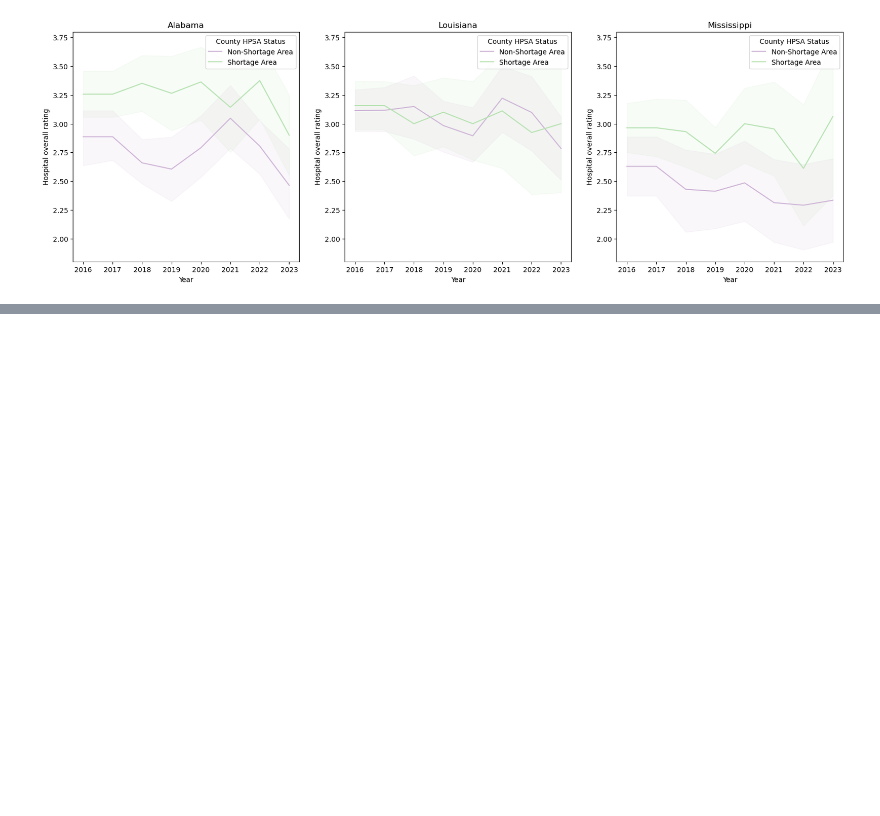
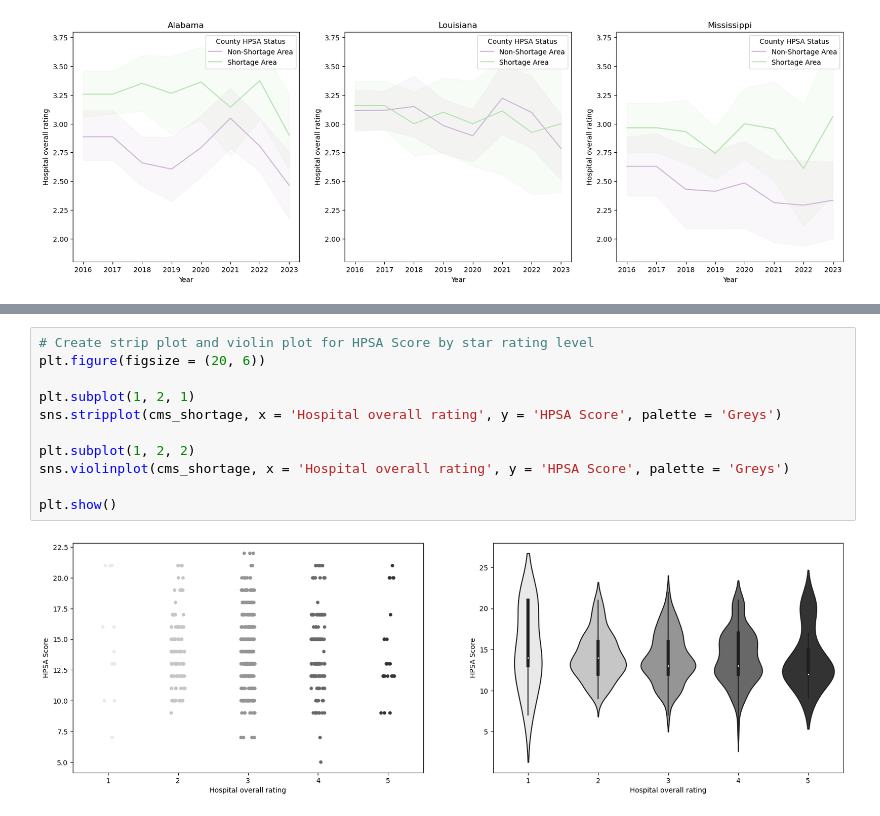
Before and after one commit to valeriemagalong/Healthcare-Shortages, a Jupyter notebook: cms_eda.ipynb, the cells around one changed output, grey strips where cells are left out. Saved outputs shown, nothing was run; the diff lists cells and outputs as text; blank space fills up the shorter version.

```diff
--- a/cms_eda.ipynb
+++ b/cms_eda.ipynb
@@ -217,2 +277,15 @@ plt.show()
+# %%
+# Create strip plot and violin plot for HPSA Score by star rating level
+plt.figure(figsize = (20, 6))
+
+plt.subplot(1, 2, 1)
+sns.stripplot(cms_shortage, x = 'Hospital overall rating', y = 'HPSA Score', palette = 'Greys')
+
+plt.subplot(1, 2, 2)
+sns.violinplot(cms_shortage, x = 'Hospital overall rating', y = 'HPSA Score', palette = 'Greys')
+
+plt.show()
+# %% [output]
+[figure, added]
 # %% [markdown]
 ---
```
Also changed, not shown: parts of 20 cells of this notebook.
